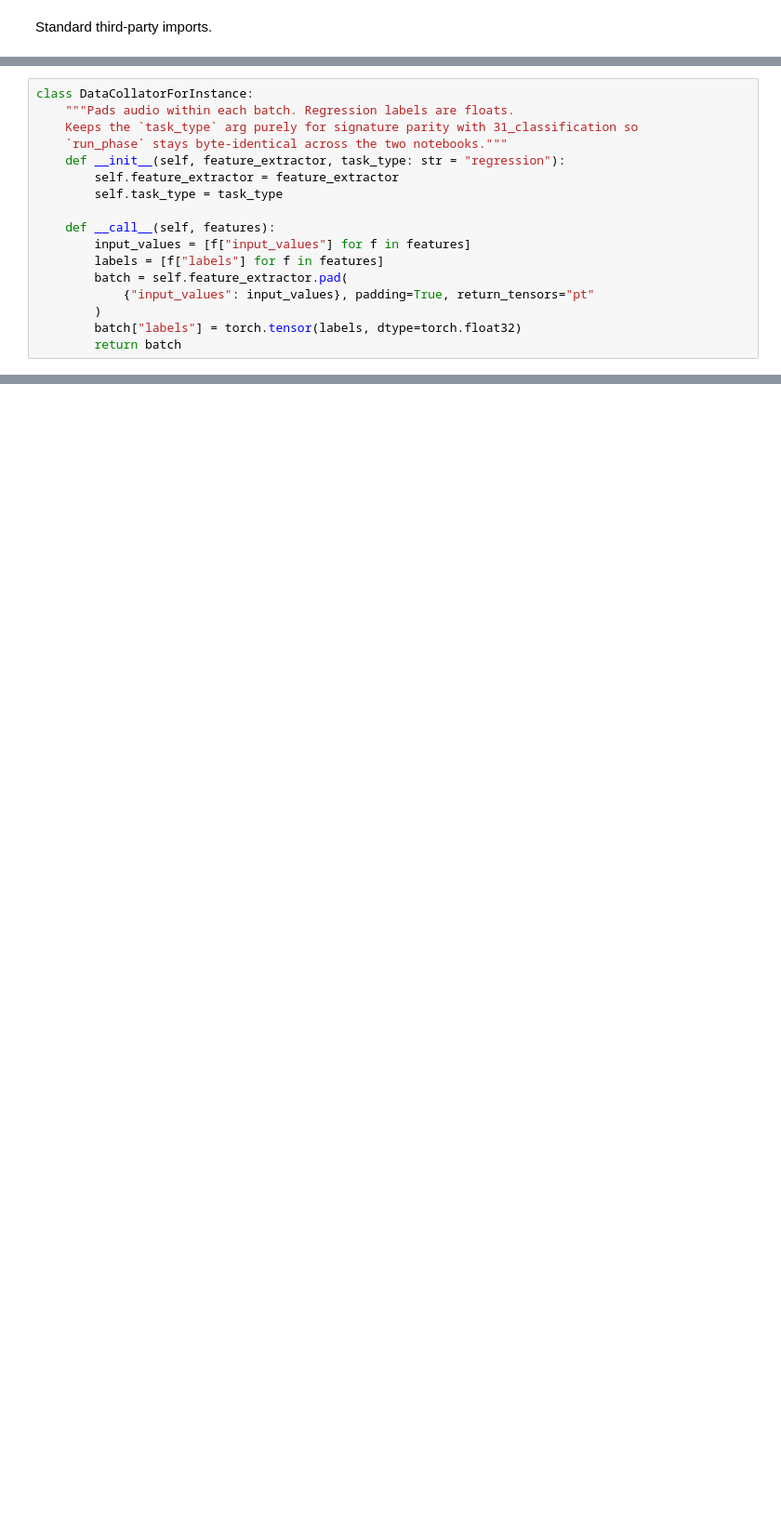
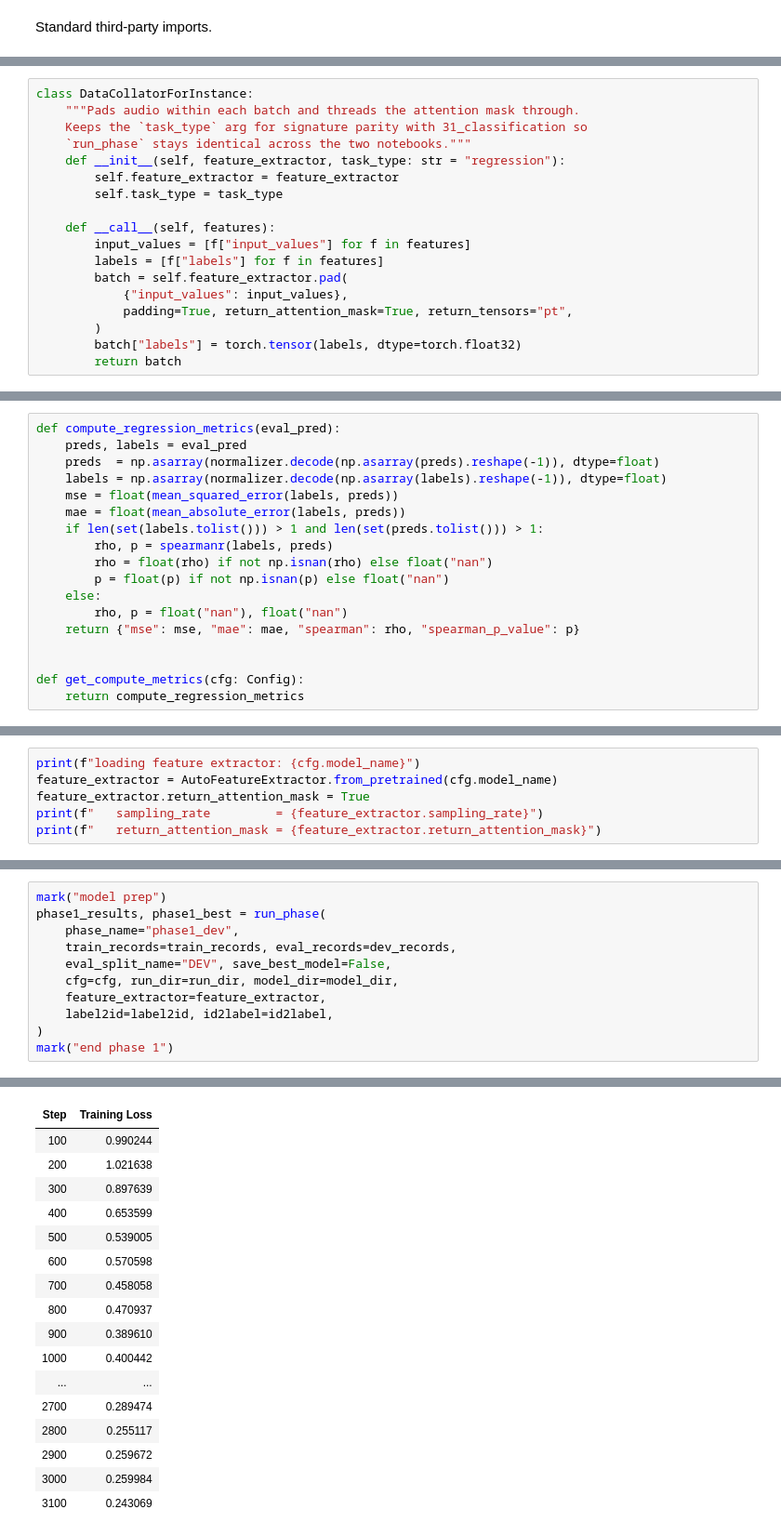
Before and after one commit to porupski/slavic-speech-pipeline, a Jupyter notebook: 3_instance_models/32_train_instance_regression.ipynb, the cells around one changed output, grey strips where cells are left out. Shown at 93% size. Saved outputs shown, nothing was run; the diff lists cells and outputs as text; blank space fills up the shorter version.

Commit message:
Working 32_ audio age regression demo!!

```diff
--- a/3_instance_models/32_train_instance_regression.ipynb
+++ b/3_instance_models/32_train_instance_regression.ipynb
@@ -456,8 +548,8 @@ The feature extractor doesn't pad; this does. Labels are floats for regression,
 # %%
 class DataCollatorForInstance:
-    """Pads audio within each batch. Regression labels are floats.
-    Keeps the `task_type` arg purely for signature parity with 31_classification so
-    `run_phase` stays byte-identical across the two notebooks."""
+    """Pads audio within each batch and threads the attention mask through.
+    Keeps the `task_type` arg for signature parity with 31_classification so
+    `run_phase` stays identical across the two notebooks."""
     def __init__(self, feature_extractor, task_type: str = "regression"):
         self.feature_extractor = feature_extractor
         self.task_type = task_type
@@ -466,7 +558,8 @@ class DataCollatorForInstance:
         input_values = [f["input_values"] for f in features]
         labels = [f["labels"] for f in features]
         batch = self.feature_extractor.pad(
-            {"input_values": input_values}, padding=True, return_tensors="pt"
+            {"input_values": input_values},
+            padding=True, return_attention_mask=True, return_tensors="pt",
         )
         batch["labels"] = torch.tensor(labels, dtype=torch.float32)
         return batch
@@ -1070,0 +625,18 @@ For a second target on the same dataset, change two lines of Config (`label_key`
+# %%
+def compute_regression_metrics(eval_pred):
+    preds, labels = eval_pred
+    preds  = np.asarray(normalizer.decode(np.asarray(preds).reshape(-1)), dtype=float)
+    labels = np.asarray(normalizer.decode(np.asarray(labels).reshape(-1)), dtype=float)
+    mse = float(mean_squared_error(labels, preds))
+    mae = float(mean_absolute_error(labels, preds))
+    if len(set(labels.tolist())) > 1 and len(set(preds.tolist())) > 1:
+        rho, p = spearmanr(labels, preds)
+        rho = float(rho) if not np.isnan(rho) else float("nan")
+        p = float(p) if not np.isnan(p) else float("nan")
+    else:
+        rho, p = float("nan"), float("nan")
+    return {"mse": mse, "mae": mae, "spearman": rho, "spearman_p_value": p}
+
+
+def get_compute_metrics(cfg: Config):
+    return compute_regression_metrics
@@ -1070,0 +915,6 @@ For a second target on the same dataset, change two lines of Config (`label_key`
+# %%
+print(f"loading feature extractor: {cfg.model_name}")
+feature_extractor = AutoFeatureExtractor.from_pretrained(cfg.model_name)
+feature_extractor.return_attention_mask = True
+print(f"   sampling_rate         = {feature_extractor.sampling_rate}")
+print(f"   return_attention_mask = {feature_extractor.return_attention_mask}")
@@ -1070,0 +930,12 @@ For a second target on the same dataset, change two lines of Config (`label_key`
+# %%
+mark("model prep")
+phase1_results, phase1_best = run_phase(
+    phase_name="phase1_dev",
+    train_records=train_records, eval_records=dev_records,
+    eval_split_name="DEV", save_best_model=False,
+    cfg=cfg, run_dir=run_dir, model_dir=model_dir,
+    feature_extractor=feature_extractor,
+    label2id=label2id, id2label=id2label,
+)
+mark("end phase 1")
+# %% [output]
@@ -1070,0 +963,17 @@ For a second target on the same dataset, change two lines of Config (`label_key`
+| Step | Training Loss |
+| 100 | 0.990244 |
+| 200 | 1.021638 |
+| 300 | 0.897639 |
+| 400 | 0.653599 |
+| 500 | 0.539005 |
+| 600 | 0.570598 |
+| 700 | 0.458058 |
+| 800 | 0.470937 |
+| 900 | 0.389610 |
+| 1000 | 0.400442 |
+| ... | ... |
+| 2700 | 0.289474 |
+| 2800 | 0.255117 |
+| 2900 | 0.259672 |
+| 3000 | 0.259984 |
+| 3100 | 0.243069 |
```
Also changed, not shown: parts of 71 cells of this notebook, 1 other file.
